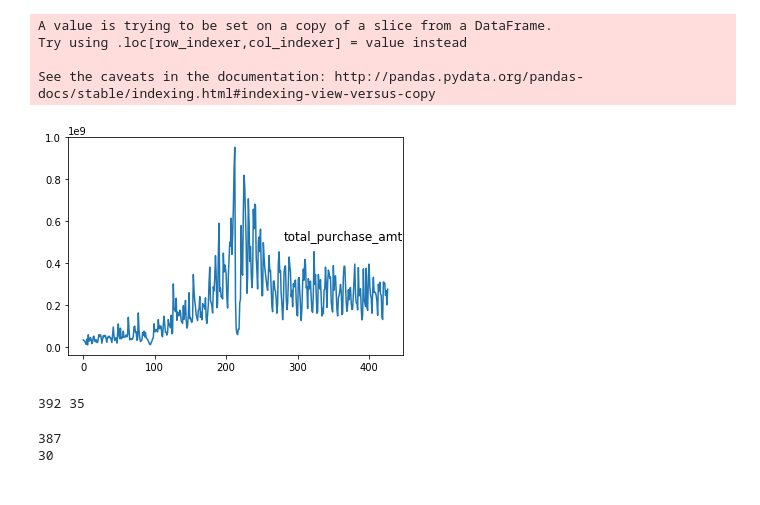
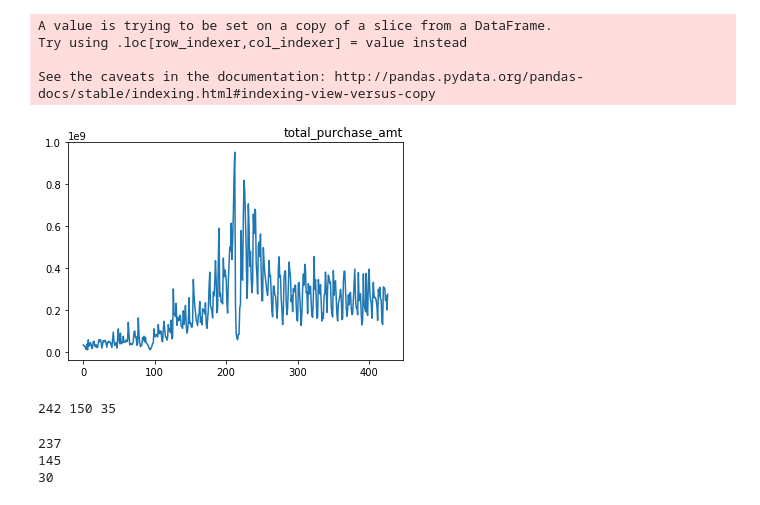
Before and after one commit to chenglong-li/cashflow_prediction, a Jupyter notebook: cashflow_lstm_purchase.ipynb, the cells around one changed output. Saved outputs shown, nothing was run; the diff lists cells and outputs as text; code cells hidden in the pictures.

```diff
--- a/cashflow_lstm_purchase.ipynb
+++ b/cashflow_lstm_purchase.ipynb
@@ -36,20 +34,20 @@ See the caveats in the documentation: http://pandas.pydata.org/pandas-docs/stabl
 # %%
 # load dataset
 dataset = read_csv(file_path+"/day_purchase.csv", header=0, index_col=0)
 values = dataset.values
 # specify columns to plot
 groups = [0]
 i = 1
 # plot each column
 pyplot.figure()
 for group in groups:
 	pyplot.subplot(len(groups), 1, i)
 	pyplot.plot(values[:, group])
-	pyplot.title(dataset.columns[group], y=0.5, loc='right')
+	pyplot.title(dataset.columns[group], y=1, loc='right')
 	i += 1
 pyplot.show()
 # %% [output]
-[figure, old version]
+[figure, new version]
 # %%
 # Use MinMaxScaler to normalize Weighted Price to range from 0 to 1
 values = dataset['total_purchase_amt'].values.reshape(-1,1)
@@ -57,13 +55,14 @@ values = values.astype('float32')
 scaler = MinMaxScaler(feature_range=(0, 1))
 scaled = scaler.fit_transform(values)
 # %%
-# Split 70% of data for training and 30% for testing
-train_size = 392
-test_size = len(scaled) - train_size
-train, test = scaled[0:train_size,:], scaled[train_size:len(scaled),:]
-print(len(train), len(test))
+# Split data for training, validation and testing
+test_size = 35
+validation_size = 150
+train_size = len(scaled) - test_size - validation_size
+train, validation, test = scaled[0:train_size,:], scaled[train_size:train_size + validation_size,:], scaled[train_size + validation_size:len(scaled),:]
+print(len(train), len(validation), len(test))
 # %% [output]
-392 35
+242 150 35
 # %%
 # Create function for creating dataset with look back
 def create_dataset(dataset, look_back=1):
@@ -75,12 +74,14 @@ def create_dataset(dataset, look_back=1):
     print(len(dataY))
     return np.array(dataX), np.array(dataY)
 # %%
-# Generate dataset for trainX, trainY, testX, testY
+# Generate dataset for trainX, trainY, validationX, validationY, testX, testY
 look_back = 5
 trainX, trainY = create_dataset(train, look_back)
+validationX, validationY = create_dataset(validation, look_back)
 testX, testY = create_dataset(test, look_back)
 # %% [output]
-387
+237
+145
 30
 # %%
 # Reshape X for model training
```
Also changed, not shown: parts of 8 cells of this notebook.
